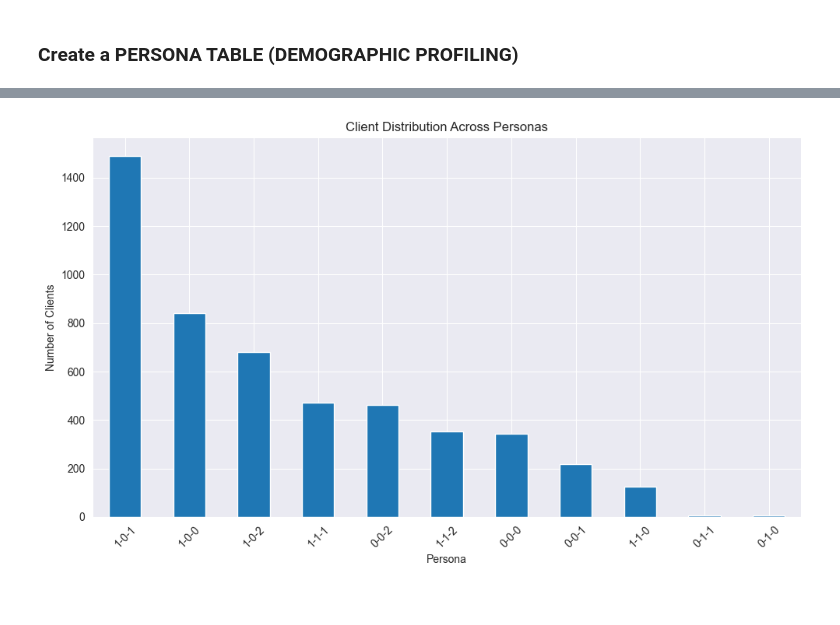
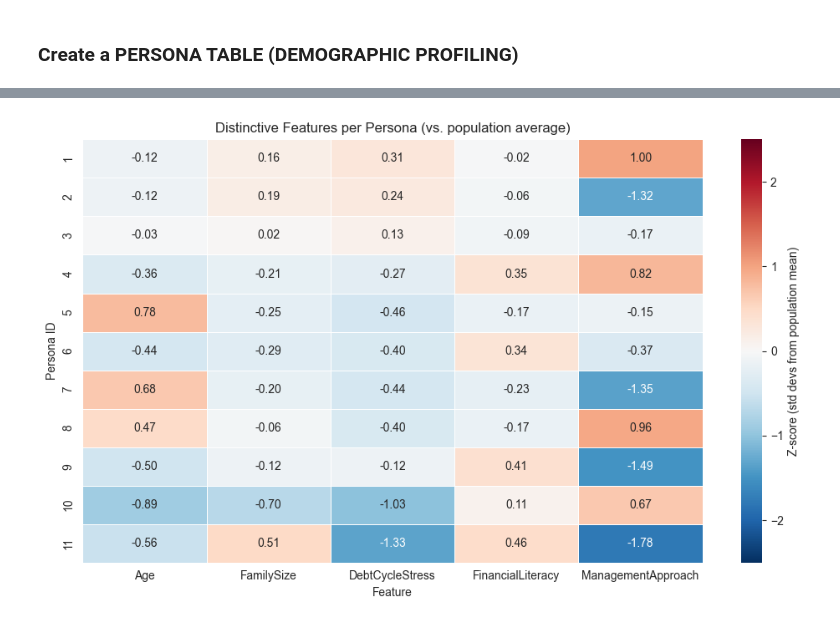
Before and after one commit to Smael-olk/Fintech, a Jupyter notebook: BusinessCase1/Main_Amir.ipynb, the cells around one changed output, grey strips where cells are left out. Cells and saved outputs as stored; diff of their text form; code cells hidden in the pictures.

```diff
--- a/BusinessCase1/Main_Amir.ipynb
+++ b/BusinessCase1/Main_Amir.ipynb
@@ -26,6 +26,7 @@ import Utilities
 # Load data in a DataFrame
 path = "./Dataset1_BankClients.xlsx"
 data = pd.read_excel(path)
-data = data.drop(columns=['ID'])  # Replace 'ID' with the actual column name to drop
+# Don't drop the id
+#data = data.drop(columns=['ID'])
 data.head()
 # %% [output]
@@ -97,7 +98,7 @@ LENS_COLS = {
     'lens2': ['FinEdu', 'Digital', 'BankFriend'],
     'lens3': ['LifeStyle', 'Luxury', 'Investments', 'Saving', 'ESG'],
 }
-DEMO_COLS = ['Age', 'Gender', 'Job', 'Area', 'CitySize', 'FamilySize']
+DEMO_COLS = ['ID', 'Age', 'Gender', 'Job', 'Area', 'CitySize', 'FamilySize']
 
 LENS3_ORDINAL_COLS = ['Investments']
 LENS3_CONT_COLS    = [c for c in LENS_COLS['lens3'] if c not in LENS3_ORDINAL_COLS]
@@ -255,9 +250,8 @@ print("Calculating Global t-SNE...")
 tsne_global = TSNE(n_components=2, metric='precomputed', init='random', random_state=42)
 tsne_global_coords = tsne_global.fit_transform(global_distance_matrix)
 
-top_personas = persona_counts['Mega_Persona'].head(8).tolist()
-
-df_final['Plot_Label'] = df_final['Mega_Persona'].apply(lambda x: x if x in top_personas else 'Other')
+top_personas = persona_counts['Persona_ID'].head(8).tolist()
+df_final['Plot_Label'] = df_final['Persona_ID'].apply(lambda x: x if x in top_personas else 'Other')
 
 plt.figure(figsize=(10, 7))
 sns.scatterplot(
@@ -375,66 +443,29 @@ Mega_Persona
 # %%
-# PERSONA VISUALIZATIONS
+def plot_distinctive_heatmap(z_scores):
+    """
+    Diverging heatmap of z-scores: red = above average, blue = below average.
+    Each cell shows how many std devs that persona deviates from the population.
+    """
+    # Sort personas by size if you have counts, otherwise just by ID
+    counts = df_final['Persona_ID'].value_counts()
+    z_sorted = z_scores.loc[counts.index]  # largest persona first
 
-fig_size_bar   = (10, 6)
-fig_size_box   = (12, 6)
-fig_size_stack = (12, 6)
-
-# ── CLIENT COUNT
-
-persona_counts = df_final['Mega_Persona'].value_counts()
-plt.figure(figsize=fig_size_bar)
-persona_counts.plot(kind='bar')
-plt.title("Client Distribution Across Personas")
-plt.xlabel("Persona")
-plt.ylabel("Number of Clients")
-plt.xticks(rotation=45)
-plt.tight_layout()
-plt.show()
-
-# ── HEATMAP: mean Age & FamilySize ───────────────────────────────────────────
-
-plt.figure(figsize=(8, 6))
-sns.heatmap(persona_profile[['Age_mean', 'FamilySize_mean']], annot=True, cmap="coolwarm")
-plt.title("Average Demographics by Persona")
-plt.ylabel("Persona")
-plt.tight_layout()
-plt.show()
-
-# BOXPLOTS: continuous demographics
-
-for col, label in [('Age', 'Age'), ('FamilySize', 'Family Size')]:
-    plt.figure(figsize=fig_size_box)
-    df_final.boxplot(column=col, by='Mega_Persona')
-    plt.title(f"{label} Distribution by Persona")
-    plt.suptitle("")
-    plt.xlabel("Persona")
-    plt.ylabel(label)
-    plt.xticks(rotation=45)
+    plt.figure(figsize=(10, 6))
+    sns.heatmap(
+        z_sorted,
+        annot=True, fmt='.2f',
+        cmap='RdBu_r', center=0,
+        vmin=-2.5, vmax=2.5,
+        linewidths=0.5,
+        cbar_kws={'label': 'Z-score (std devs from population mean)'}
+    )
+    plt.title('Distinctive Features per Persona (vs. population average)')
+    plt.xlabel('Feature')
+    plt.ylabel('Persona ID')
     plt.tight_layout()
     plt.show()
 
-# STACKED BARS: categorical demographics
 
-for col, label in [
-    ('Gender',   'Gender'),
-    ('Job',      'Job'),
-    ('Area',     'Area'),
-    ('CitySize', 'City Size'),
-]:
-    share = (
-        df_final
-        .groupby(['Mega_Persona', col])
-        .size()
-        .unstack()
-        .apply(lambda x: x / x.sum(), axis=1)
-    )
-    share.plot(kind='bar', stacked=True, figsize=fig_size_stack)
-    plt.title(f"{label} Composition of Personas")
-    plt.xlabel("Persona")
-    plt.ylabel("Share")
-    plt.xticks(rotation=45)
-    plt.legend(title=label)
-    plt.tight_layout()
-    plt.show()
+plot_distinctive_heatmap(z_scores)
 # %% [output]
-[figure, old version]
+[figure, new version]
```
Also changed, not shown: parts of 11 cells of this notebook, 6 other files.
